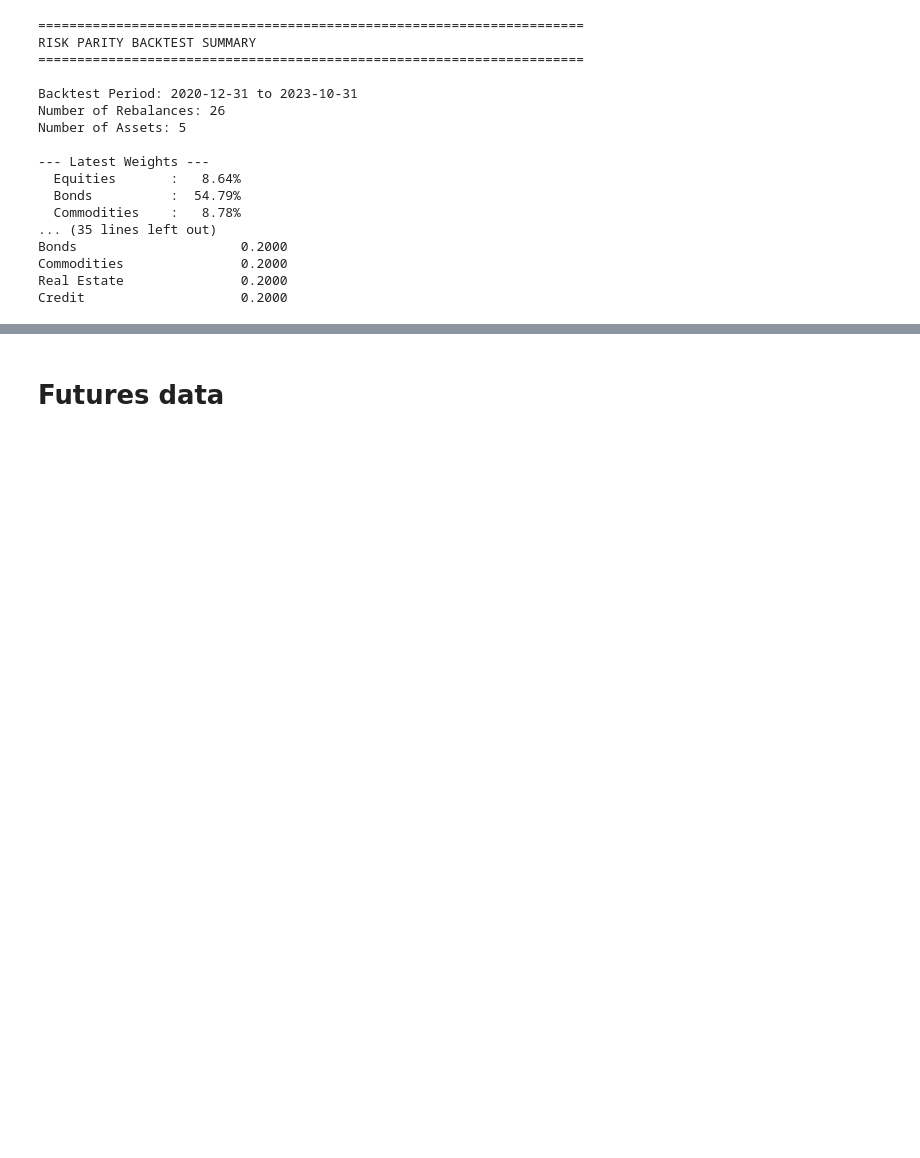
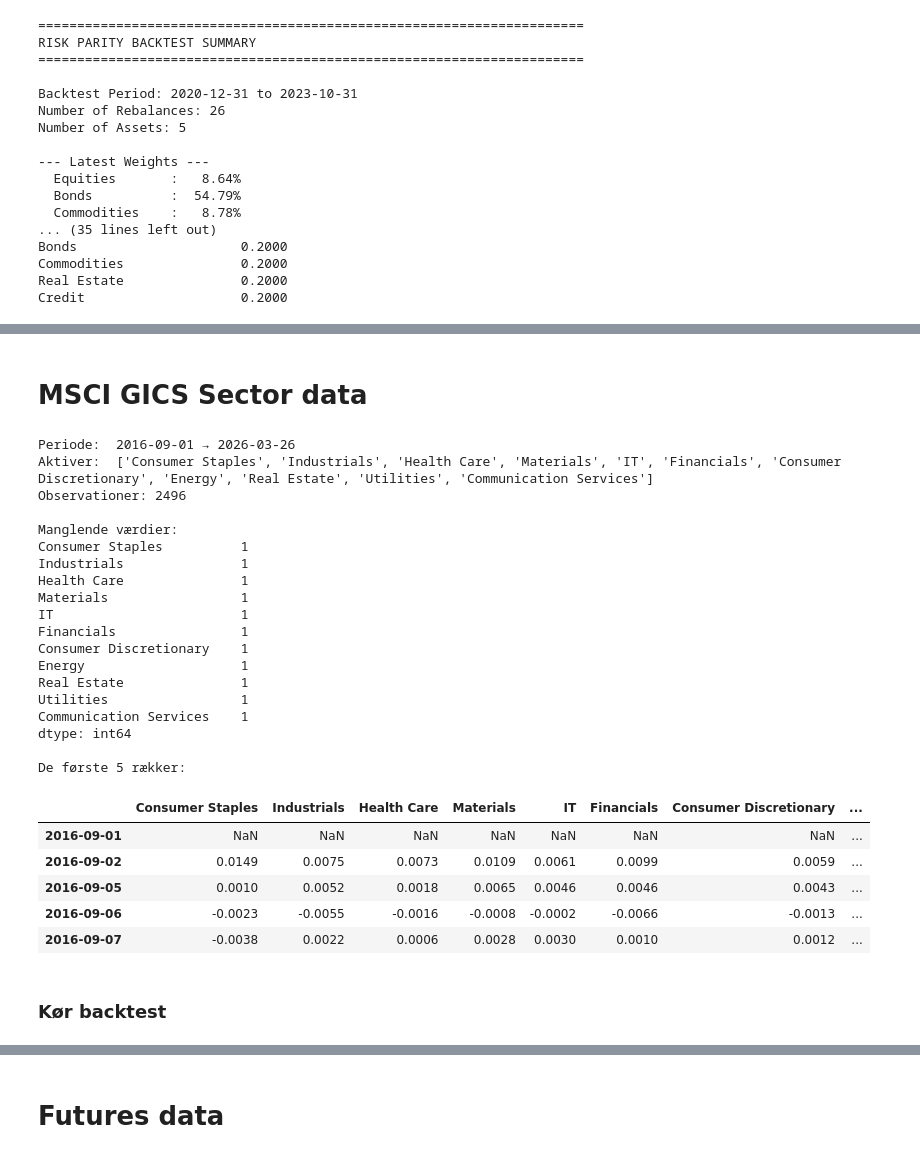
Before and after one commit to Casperegon/Risk-Parity, a Jupyter notebook: risk_parity_interactive_New.ipynb, the cells around one changed output, grey strips where cells are left out. Saved outputs shown, nothing was run; the diff lists cells and outputs as text; code cells hidden in the pictures; blank space fills up the shorter version.

```diff
--- a/risk_parity_interactive_New.ipynb
+++ b/risk_parity_interactive_New.ipynb
@@ -366,0 +408,43 @@ Credit                    0.2000
+# %% [markdown]
+# MSCI GICS Sector data
+# %%
+# -------------------------------------------------------
+# Indsæt din dataframe her
+# -------------------------------------------------------
+gics_returns = pd.read_csv('data/gics_sector_returns.csv', index_col=0, parse_dates=True)
+
+# Tjek at dataen ser rigtig ud
+print(f"Periode:  {gics_returns.index[0].strftime('%Y-%m-%d')} → {gics_returns.index[-1].strftime('%Y-%m-%d')}")
+print(f"Aktiver:  {list(gics_returns.columns)}")
+print(f"Observationer: {len(gics_returns)}")
+print(f"\nManglende værdier:\n{gics_returns.isnull().sum()}")
+print(f"\nDe første 5 rækker:")
+gics_returns.head()
+# %% [output]
+Periode:  2016-09-01 → 2026-03-26
+Aktiver:  ['Consumer Staples', 'Industrials', 'Health Care', 'Materials', 'IT', 'Financials', 'Consumer Discretionary', 'Energy', 'Real Estate', 'Utilities', 'Communication Services']
+Observationer: 2496
+
+Manglende værdier:
+Consumer Staples          1
+Industrials               1
+Health Care               1
+Materials                 1
+IT                        1
+Financials                1
+Consumer Discretionary    1
+Energy                    1
+Real Estate               1
+Utilities                 1
+Communication Services    1
+dtype: int64
+
+De første 5 rækker:
+|  | Consumer Staples | Industrials | Health Care | Materials | IT | Financials | Consumer Discretionary | ... |
+| 2016-09-01 | NaN | NaN | NaN | NaN | NaN | NaN | NaN | ... |
+| 2016-09-02 | 0.0149 | 0.0075 | 0.0073 | 0.0109 | 0.0061 | 0.0099 | 0.0059 | ... |
+| 2016-09-05 | 0.0010 | 0.0052 | 0.0018 | 0.0065 | 0.0046 | 0.0046 | 0.0043 | ... |
+| 2016-09-06 | -0.0023 | -0.0055 | -0.0016 | -0.0008 | -0.0002 | -0.0066 | -0.0013 | ... |
+| 2016-09-07 | -0.0038 | 0.0022 | 0.0006 | 0.0028 | 0.0030 | 0.0010 | 0.0012 | ... |
+# %% [markdown]
+### Kør backtest
```
Also changed, not shown: parts of 11 cells of this notebook, 13 other files.
